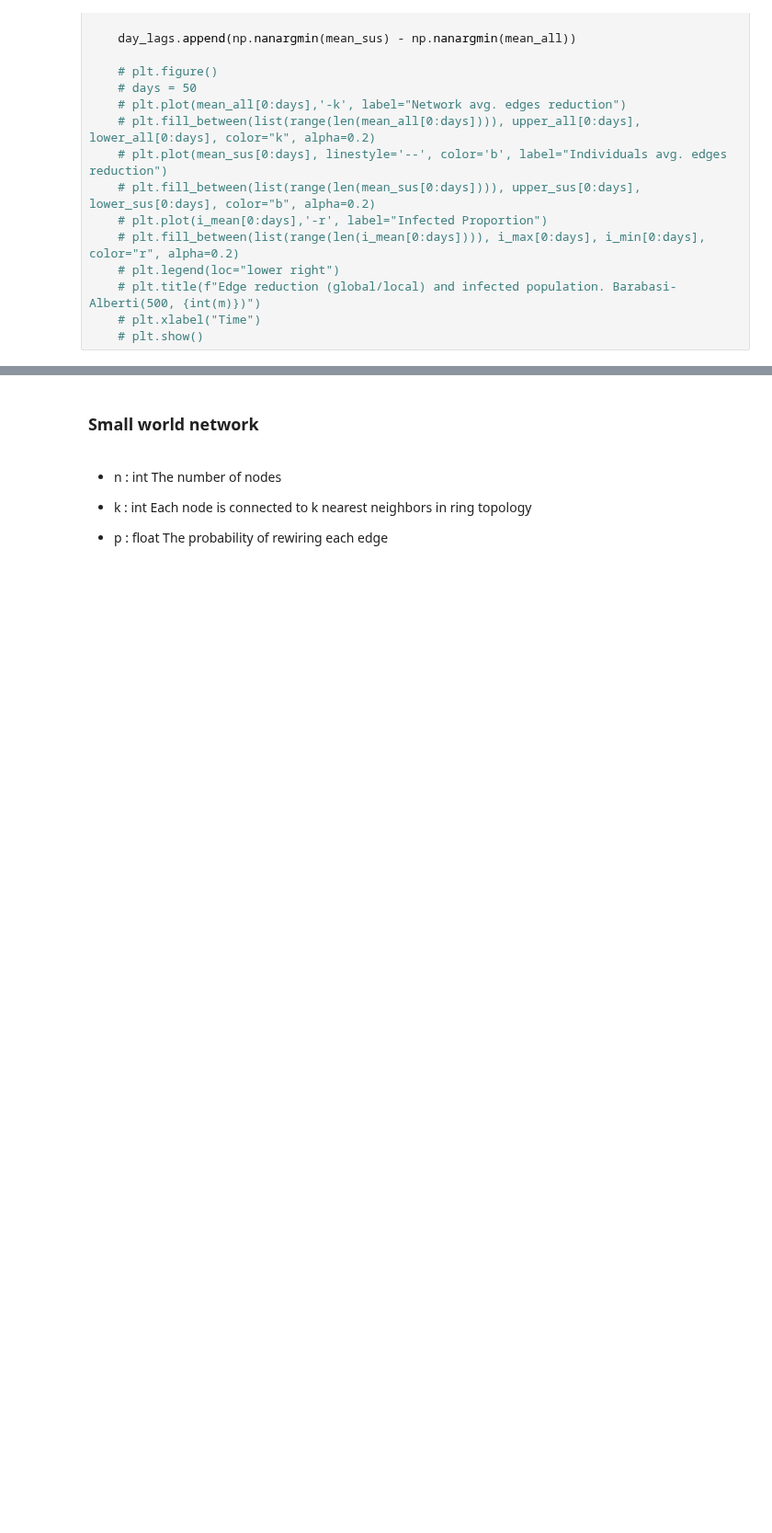
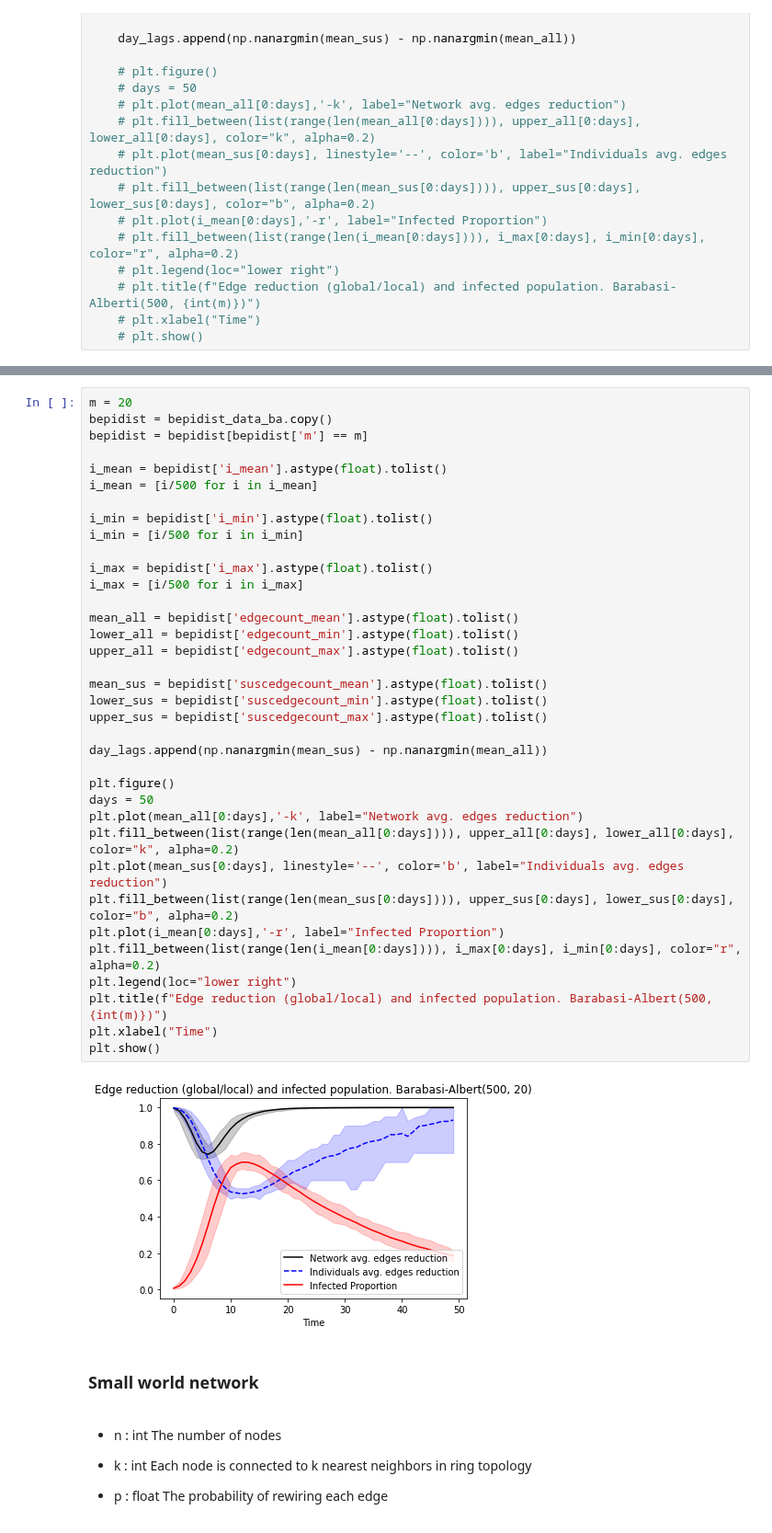
Before and after one commit to JimmyCalvoMonge/AdaptiveNetworks, a Jupyter notebook: network_experiments.ipynb, the cells around one changed output, grey strips where cells are left out. Shown at 92% size. Saved outputs shown, nothing was run; the diff lists cells and outputs as text; blank space fills up the shorter version.

```diff
--- a/network_experiments.ipynb
+++ b/network_experiments.ipynb
@@ -653,6 +653,44 @@ plt.ylabel("Days")
 plt.show()
 # %% [output]
 [figure]
+# %%
+m = 20
+bepidist = bepidist_data_ba.copy()
+bepidist = bepidist[bepidist['m'] == m]
+
+i_mean = bepidist['i_mean'].astype(float).tolist()
+i_mean = [i/500 for i in i_mean]
+
+i_min = bepidist['i_min'].astype(float).tolist()
+i_min = [i/500 for i in i_min]
+
+i_max = bepidist['i_max'].astype(float).tolist()
+i_max = [i/500 for i in i_max]
+
+mean_all = bepidist['edgecount_mean'].astype(float).tolist()
+lower_all = bepidist['edgecount_min'].astype(float).tolist()
+upper_all = bepidist['edgecount_max'].astype(float).tolist()
+
+mean_sus = bepidist['suscedgecount_mean'].astype(float).tolist()
+lower_sus = bepidist['suscedgecount_min'].astype(float).tolist()
+upper_sus = bepidist['suscedgecount_max'].astype(float).tolist()
+
+day_lags.append(np.nanargmin(mean_sus) - np.nanargmin(mean_all))
+
+plt.figure()
+days = 50
+plt.plot(mean_all[0:days],'-k', label="Network avg. edges reduction")
+plt.fill_between(list(range(len(mean_all[0:days]))), upper_all[0:days], lower_all[0:days], color="k", alpha=0.2)
+plt.plot(mean_sus[0:days], linestyle='--', color='b', label="Individuals avg. edges reduction")
+plt.fill_between(list(range(len(mean_sus[0:days]))), upper_sus[0:days], lower_sus[0:days], color="b", alpha=0.2)
+plt.plot(i_mean[0:days],'-r', label="Infected Proportion")
+plt.fill_between(list(range(len(i_mean[0:days]))), i_max[0:days], i_min[0:days], color="r", alpha=0.2)
+plt.legend(loc="lower right")
+plt.title(f"Edge reduction (global/local) and infected population. Barabasi-Albert(500, {int(m)})")
+plt.xlabel("Time")
+plt.show()
+# %% [output]
+[figure, added]
 # %% [markdown]
 ### Small world network
 # %% [markdown]
```
Also changed, not shown: parts of 2 cells of this notebook.
